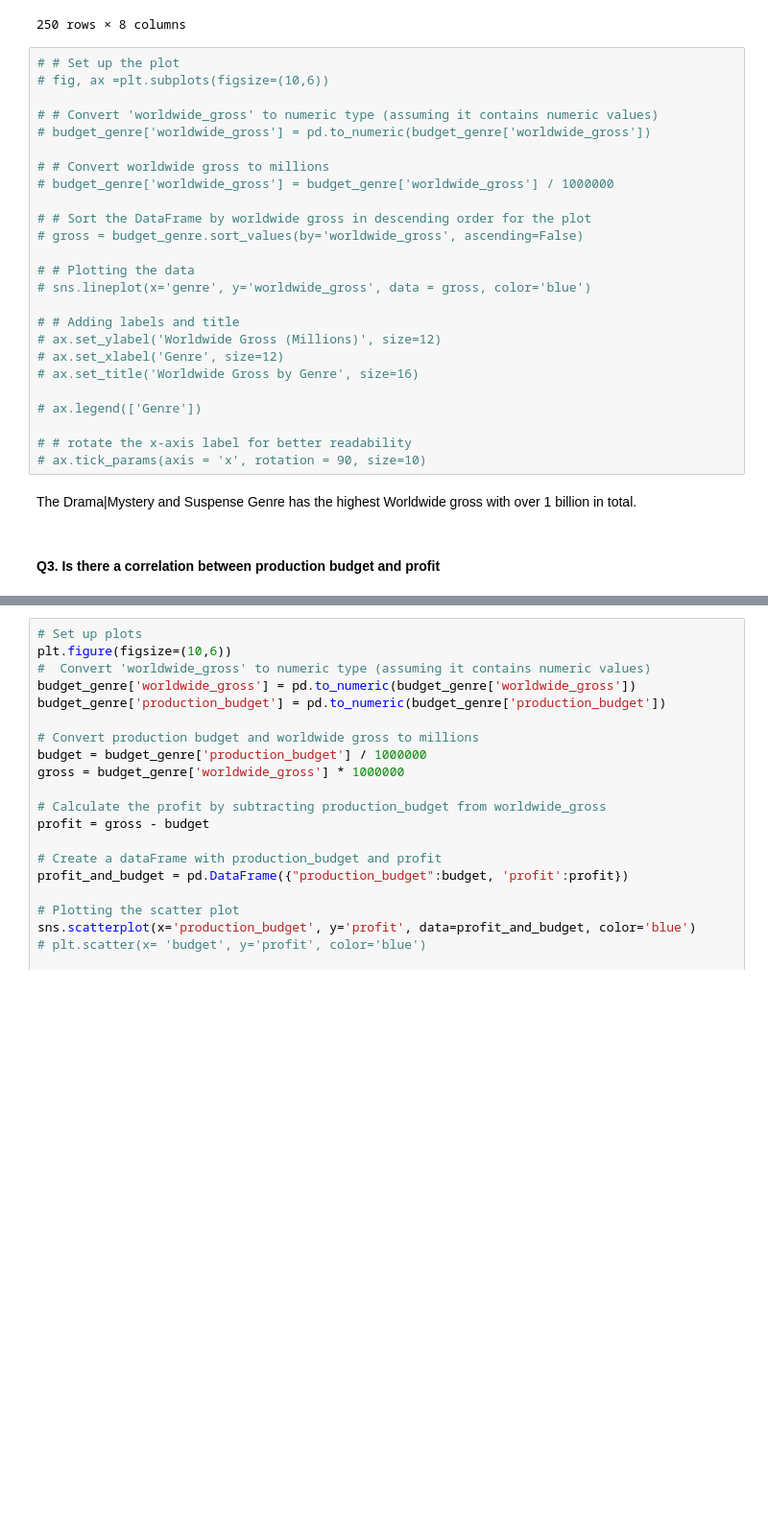
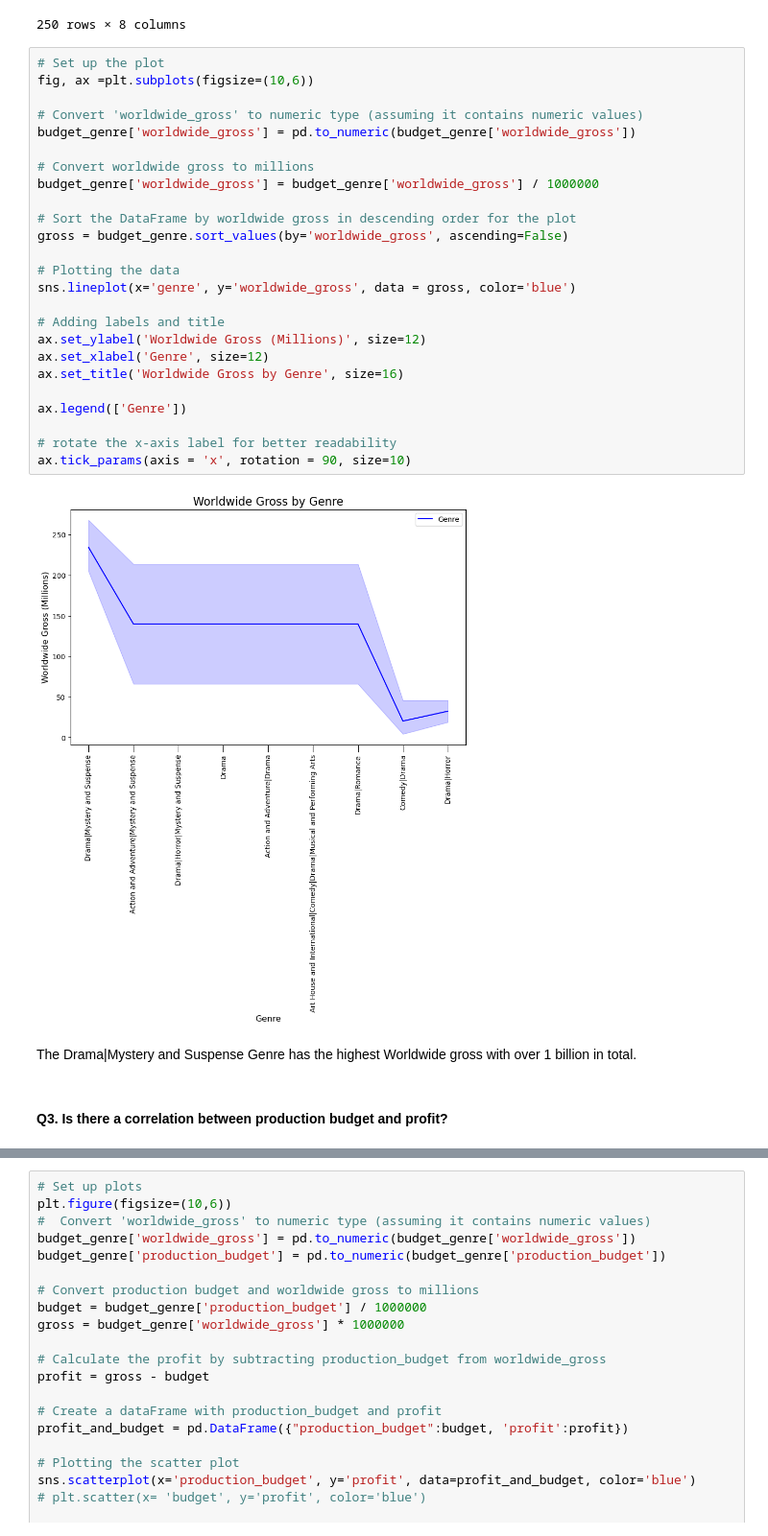
Before and after one commit to wanjikuciku/Phase-1-Project, a Jupyter notebook: project.ipynb, the cells around one changed output, grey strips where cells are left out. Shown at 96% size. Cells and saved outputs as stored; diff of their text form; blank space fills up the shorter version.

```diff
--- a/project.ipynb
+++ b/project.ipynb
@@ -857,32 +845,34 @@ budget_genre
 | 249 | Drama|Horror | 91 minutes | A24 | Hereditary | 35300000 | 2018 | 10000000 | 70133905 |
 250 rows × 8 columns
 # %%
-# # Set up the plot
-# fig, ax =plt.subplots(figsize=(10,6))
+# Set up the plot
+fig, ax =plt.subplots(figsize=(10,6))
 
-# # Convert 'worldwide_gross' to numeric type (assuming it contains numeric values)
-# budget_genre['worldwide_gross'] = pd.to_numeric(budget_genre['worldwide_gross'])
+# Convert 'worldwide_gross' to numeric type (assuming it contains numeric values)
+budget_genre['worldwide_gross'] = pd.to_numeric(budget_genre['worldwide_gross'])
 
-# # Convert worldwide gross to millions
-# budget_genre['worldwide_gross'] = budget_genre['worldwide_gross'] / 1000000
+# Convert worldwide gross to millions
+budget_genre['worldwide_gross'] = budget_genre['worldwide_gross'] / 1000000
 
-# # Sort the DataFrame by worldwide gross in descending order for the plot
-# gross = budget_genre.sort_values(by='worldwide_gross', ascending=False)
+# Sort the DataFrame by worldwide gross in descending order for the plot
+gross = budget_genre.sort_values(by='worldwide_gross', ascending=False)
 
-# # Plotting the data
-# sns.lineplot(x='genre', y='worldwide_gross', data = gross, color='blue')
+# Plotting the data
+sns.lineplot(x='genre', y='worldwide_gross', data = gross, color='blue')
 
-# # Adding labels and title
-# ax.set_ylabel('Worldwide Gross (Millions)', size=12)
-# ax.set_xlabel('Genre', size=12)
-# ax.set_title('Worldwide Gross by Genre', size=16)
+# Adding labels and title
+ax.set_ylabel('Worldwide Gross (Millions)', size=12)
+ax.set_xlabel('Genre', size=12)
+ax.set_title('Worldwide Gross by Genre', size=16)
 
-# ax.legend(['Genre'])
+ax.legend(['Genre'])
 
-# # rotate the x-axis label for better readability
-# ax.tick_params(axis = 'x', rotation = 90, size=10)
+# rotate the x-axis label for better readability
+ax.tick_params(axis = 'x', rotation = 90, size=10)
+# %% [output]
+[figure, added]
 # %% [markdown]
 The Drama|Mystery and Suspense Genre has the highest Worldwide gross with over 1 billion in total.
 # %% [markdown]
-#### Q3. Is there a correlation between production budget and profit
+#### Q3. Is there a correlation between production budget and profit?
 # %%
```
Also changed, not shown: parts of 13 cells of this notebook.
